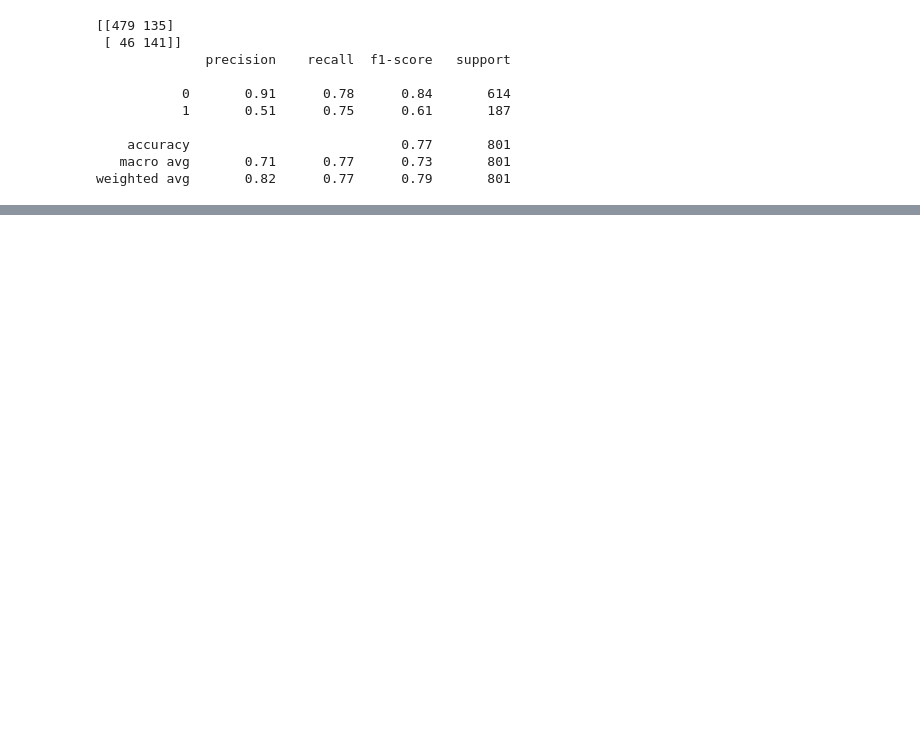
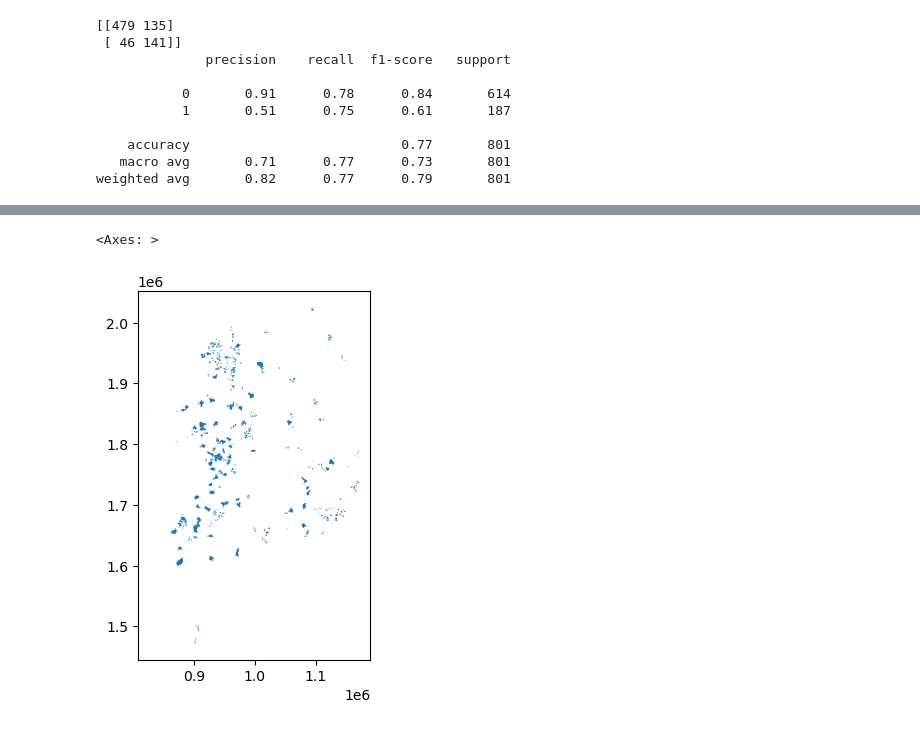
Before and after one commit to stripe2933/20251R0136COSE47101, a Jupyter notebook: 2021320324/stacking_ensemble.ipynb, the cells around one changed output, grey strips where cells are left out. Saved outputs shown, nothing was run; the diff lists cells and outputs as text; code cells hidden in the pictures; blank space fills up the shorter version.

```diff
--- a/2021320324/stacking_ensemble.ipynb
+++ b/2021320324/stacking_ensemble.ipynb
@@ -119,0 +136,5 @@ weighted avg       0.82      0.77      0.79       801
+# %%
+emd[(emd.EMD_CD).isin(tn)].plot()
+# %% [output]
+<Axes: >
+[figure, added]
```
Also changed, not shown: parts of 8 cells of this notebook, 1 other file.
